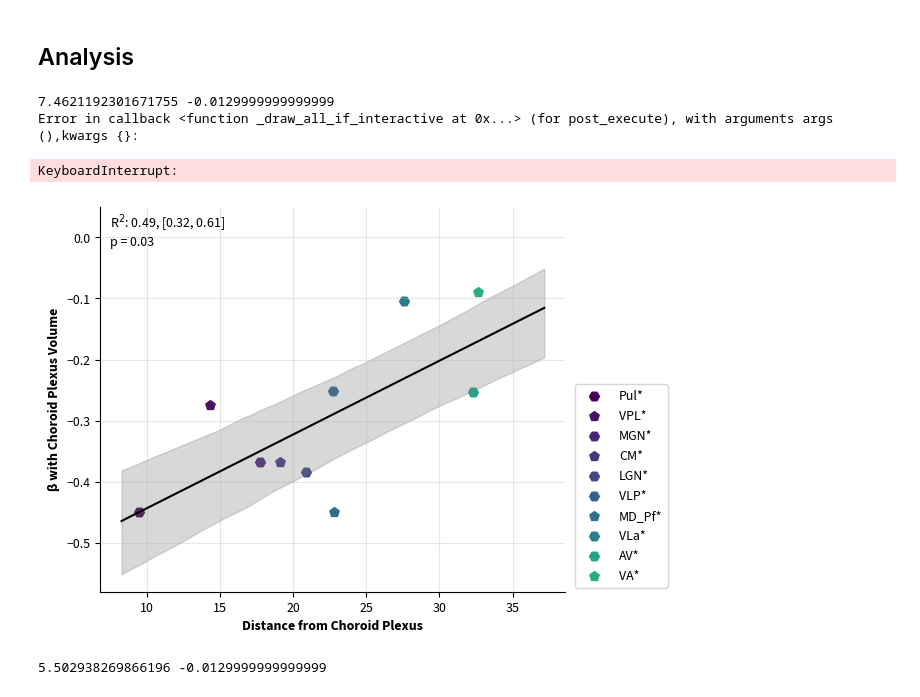
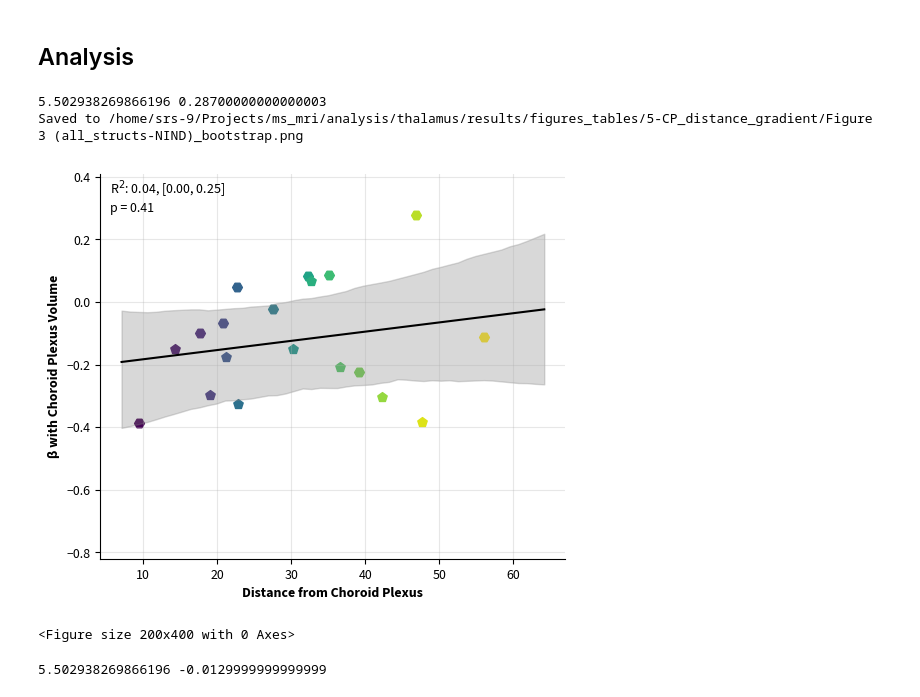
Before and after one commit to srs328/ms_mri, a Jupyter notebook: analysis/thalamus/results/5-CP_distance_gradient.ipynb, the cells around one changed output. Drawn from its saved outputs; the diff is of its cells as text; code cells hidden in the pictures.

Commit message:
new analysis

```diff
--- a/analysis/thalamus/results/5-CP_distance_gradient.ipynb
+++ b/analysis/thalamus/results/5-CP_distance_gradient.ipynb
@@ -491,6 +491,7 @@ def bootstrap_procedure(
             structs,
             [predictor],
             covariates,
+            to_check_vif=False,
         )
         data = results[predictor].set_index(hips_thomas_invref[structs])
         if isinstance(all_distances, pd.DataFrame):
@@ -714,11 +715,17 @@ model_datas = {"mni_flux": zscore(data_ms, skip_vars=hips_thomas_ref.values),
 # %% [markdown]
 ## Analysis
 # %%
-save = False
+save = True
 
+disease_groups = {"MS": MS_patients, "NIND": NIND_patients, "OIND": OIND_patients}
+disease_group = "NIND"
+patients = disease_groups[disease_group]
 covariate_option = "basic"
 metric_name = "centroid_dists"
-model_data = model_datas[metric_name]
+# model_data = model_datas[metric_name]
+model_data = data_orig[patients]
+model_data = zscore(model_data)
+
 distance_metric = distance_metrics[metric_name]
 covariates = covariate_lists[covariate_option]
 
@@ -736,12 +743,12 @@ for i, ind in enumerate(markers.index):
         markers[ind] = "p"
 
 
-save_stem = "Figure 3 (thalamus)"
-which_structures = "thalamus"
+which_structures = "all_structs"
+save_stem = f"Figure 3 ({which_structures}-{disease_group})"
 
 structs = hips_thomas_ref[struct_options[which_structures]]
 
-bootstrap_filename = f"{which_structures}-{covariate_option}_control-{metric_name}-bootstrap_results.npy"
+bootstrap_filename = f"{disease_group}-{which_structures}-{covariate_option}_control-{metric_name}-bootstrap_results.npy"
 bootstrap_filepath = fig_path / "bootstrap_results" / bootstrap_filename
 
 
@@ -757,38 +764,38 @@ fig, axs = distance_analysis(
     add_fit_text=True,
     manual_colors=normalized_ranks,
     manual_shapes=markers,
-    ylim=(-0.58, 0.05),
+    ylim=(-0.82, 0.41),
     marker_size=50,
     xlabel="Distance from Choroid Plexus",
     ylabel="β with Choroid Plexus Volume",
     fit_text_keys=["R2", "p"]
 )
 
 if save:
     save_path = fig_path / f"{save_stem}_bootstrap.png"
     # # Extract the legend
     legend = axs.get_legend()
     legend.remove()  # Remove it from the main plot
 
     fig_legend = plt.figure(figsize=(2, 4))  # Adjust size as needed
     fig_legend.legend(
         handles=legend.legend_handles,
         labels=[t.get_text() for t in legend.get_texts()],
         loc="center",
         frameon=False,
     )
     fig_legend.savefig(
         fig_path / f"{save_stem}_bootstrap_legend.png", bbox_inches="tight", dpi=300
     )
 
     # Save the main plot without legend
     fig.savefig(save_path, bbox_inches="tight", dpi=300)
     print(f"Saved to {str(save_path)}")
 # %% [output]
-7.4621192301671755 -0.0129999999999999
-Error in callback <function _draw_all_if_interactive at 0x...> (for post_execute), with arguments args (),kwargs {}:
+5.502938269866196 0.28700000000000003
+Saved to /home/srs-9/Projects/ms_mri/analysis/thalamus/results/figures_tables/5-CP_distance_gradient/Figure 3 (all_structs-NIND)_bootstrap.png
+[figure, new version]
-KeyboardInterrupt:
+<Figure size 200x400 with 0 Axes>
-[figure, old version]
 # %%
 save=True
 
```
Also changed, not shown: 15 other files.
